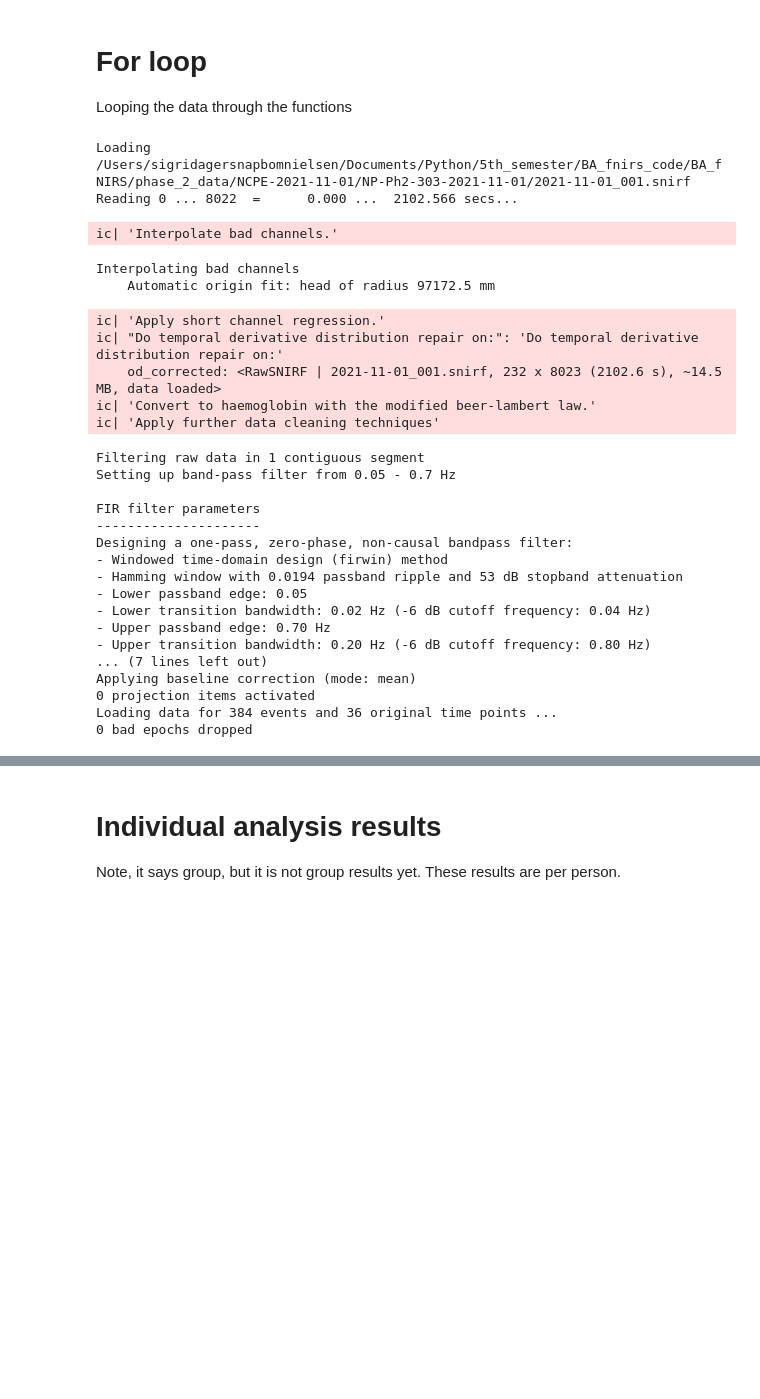
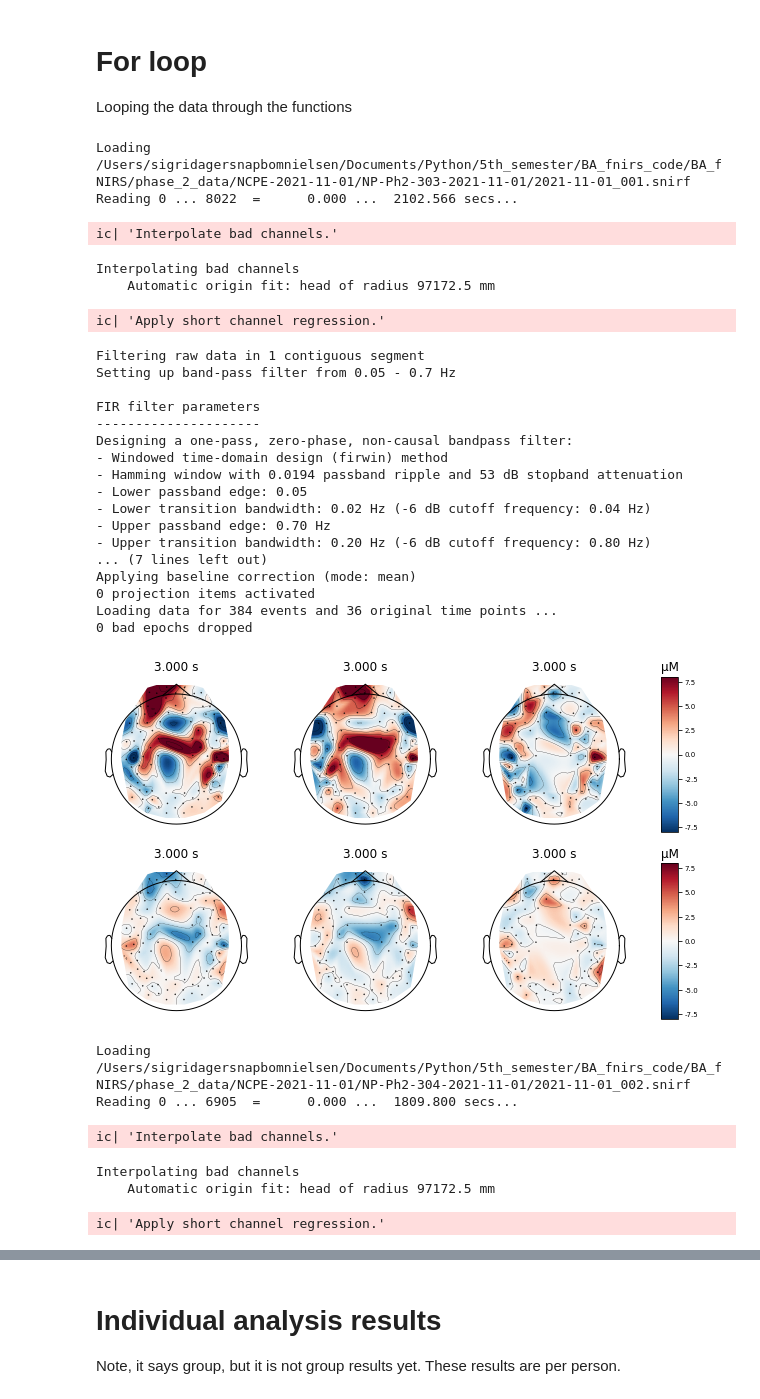
Before and after one commit to sigridbom/BA_fNIRS, a Jupyter notebook: preprocessing_analysis.ipynb, the cells around one changed output, grey strips where cells are left out. Cells and saved outputs as stored; diff of their text form; code cells hidden in the pictures; blank space fills up the shorter version.

Commit message:
new plots

```diff
--- a/preprocessing_analysis.ipynb
+++ b/preprocessing_analysis.ipynb
@@ -215,7 +311,7 @@ subjects = [
     "/Users/sigridagersnapbomnielsen/Documents/Python/5th_semester/BA_fnirs_code/BA_fNIRS/phase_2_data/NP-Ph2-302-2021-10-28/2021-10-28_002.snirf"
 ]
 
-for idx, sub in enumerate(subjects[:1]):
+for idx, sub in enumerate(subjects[:2]):
     # Analyse data and return both ROI and channel results
     raw_haemo, roi, channel, con = individual_analysis(
         sub, idx,
@@ -223,37 +319,48 @@ for idx, sub in enumerate(subjects[:1]):
         ], # visual
         roi_2=[[7,6], [7,8], [9,6], [9,8], [11,8], [11,10], [9,10], [13,10], [13,11], [11,11], [14,11], [13,14], [27,26], [28,26], [28,29], [28,25], [26,25], [26,26], [26,23], [24,25], [24,23], [24,21], [22,21], [22,23]
         ], #auditory
-        contrasts_1=['70', '71', '72'], contrasts_2=['61', '62', '63'])
-
+        contrasts_1=['70', '71', '72'], contrasts_2=['61', '62', '63']
+        #contrasts_1 = ['Visual'], contrasts_2 = ['Auditory']
+    )
     # Append individual results to all participants
     df_roi = df_roi.append(roi)
     df_cha = df_cha.append(channel)
     df_con = df_con.append(con)
-# %% [output]
-Loading /Users/sigridagersnapbomnielsen/Documents/Python/5th_semester/BA_fnirs_code/BA_fNIRS/phase_2_data/NCPE-2021-11-01/NP-Ph2-303-2021-11-01/2021-11-01_001.snirf
-Reading 0 ... 8022  =      0.000 ...  2102.566 secs...
-ic| 'Interpolate bad channels.'
-Interpolating bad channels
-    Automatic origin fit: head of radius 97172.5 mm
-ic| 'Apply short channel regression.'
-ic| "Do temporal derivative distribution repair on:": 'Do temporal derivative distribution repair on:'
-    od_corrected: <RawSNIRF | 2021-11-01_001.snirf, 232 x 8023 (2102.6 s), ~14.5 MB, data loaded>
-ic| 'Convert to haemoglobin with the modified beer-lambert law.'
-ic| 'Apply further data cleaning techniques'
-Filtering raw data in 1 contiguous segment
-Setting up band-pass filter from 0.05 - 0.7 Hz
-
-FIR filter parameters
----------------------
-Designing a one-pass, zero-phase, non-causal bandpass filter:
-- Windowed time-domain design (firwin) method
-- Hamming window with 0.0194 passband ripple and 53 dB stopband attenuation
-- Lower passband edge: 0.05
-- Lower transition bandwidth: 0.02 Hz (-6 dB cutoff frequency: 0.04 Hz)
-- Upper passband edge: 0.70 Hz
-- Upper transition bandwidth: 0.20 Hz (-6 dB cutoff frequency: 0.80 Hz)
-... (7 lines left out)
-Applying baseline correction (mode: mean)
-0 projection items activated
-Loading data for 384 events and 36 original time points ...
-0 bad epochs dropped
+# %%
+# preprocess only for loop
+for idx, sub in enumerate(subjects[:2]):
+    # Analyse data and return both ROI and channel results
+    raw_haemo = preprocess_only(
+        sub, idx
+    )
+# %% [output]
+Loading /Users/sigridagersnapbomnielsen/Documents/Python/5th_semester/BA_fnirs_code/BA_fNIRS/phase_2_data/NCPE-2021-11-01/NP-Ph2-303-2021-11-01/2021-11-01_001.snirf
+Reading 0 ... 8022  =      0.000 ...  2102.566 secs...
+ic| 'Interpolate bad channels.'
+Interpolating bad channels
+    Automatic origin fit: head of radius 97172.5 mm
+ic| 'Apply short channel regression.'
+Filtering raw data in 1 contiguous segment
+Setting up band-pass filter from 0.05 - 0.7 Hz
+
+FIR filter parameters
+---------------------
+Designing a one-pass, zero-phase, non-causal bandpass filter:
+- Windowed time-domain design (firwin) method
+- Hamming window with 0.0194 passband ripple and 53 dB stopband attenuation
+- Lower passband edge: 0.05
+- Lower transition bandwidth: 0.02 Hz (-6 dB cutoff frequency: 0.04 Hz)
+- Upper passband edge: 0.70 Hz
+- Upper transition bandwidth: 0.20 Hz (-6 dB cutoff frequency: 0.80 Hz)
+... (7 lines left out)
+Applying baseline correction (mode: mean)
+0 projection items activated
+Loading data for 384 events and 36 original time points ...
+0 bad epochs dropped
+[figure, added]
+Loading /Users/sigridagersnapbomnielsen/Documents/Python/5th_semester/BA_fnirs_code/BA_fNIRS/phase_2_data/NCPE-2021-11-01/NP-Ph2-304-2021-11-01/2021-11-01_002.snirf
+Reading 0 ... 6905  =      0.000 ...  1809.800 secs...
+ic| 'Interpolate bad channels.'
+Interpolating bad channels
+    Automatic origin fit: head of radius 97172.5 mm
+ic| 'Apply short channel regression.'
```
Also changed, not shown: parts of 7 cells of this notebook.
